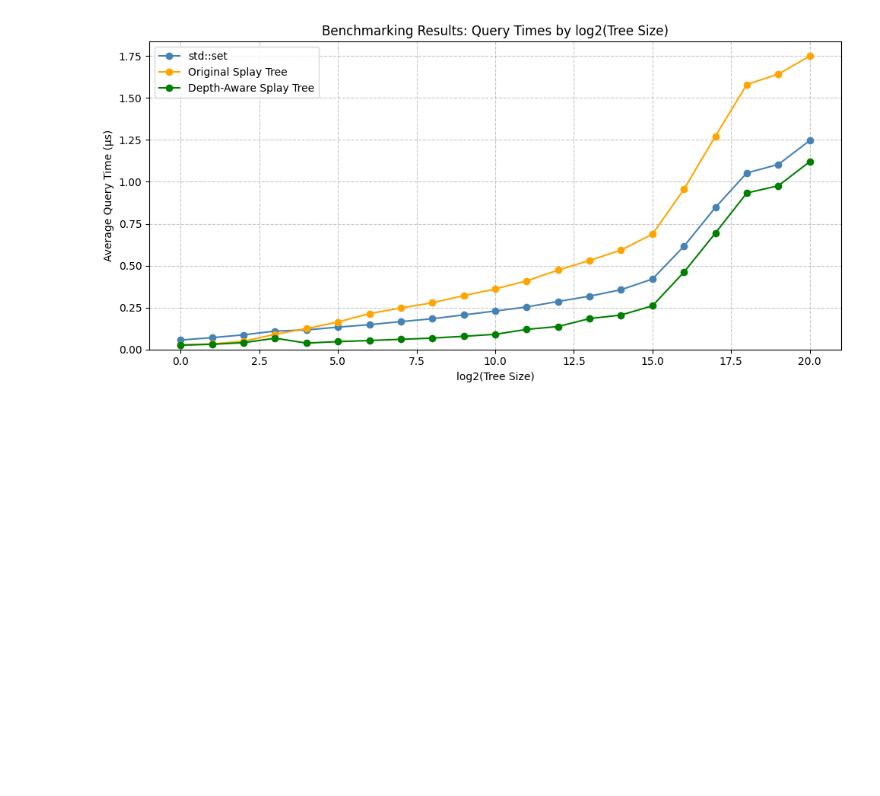
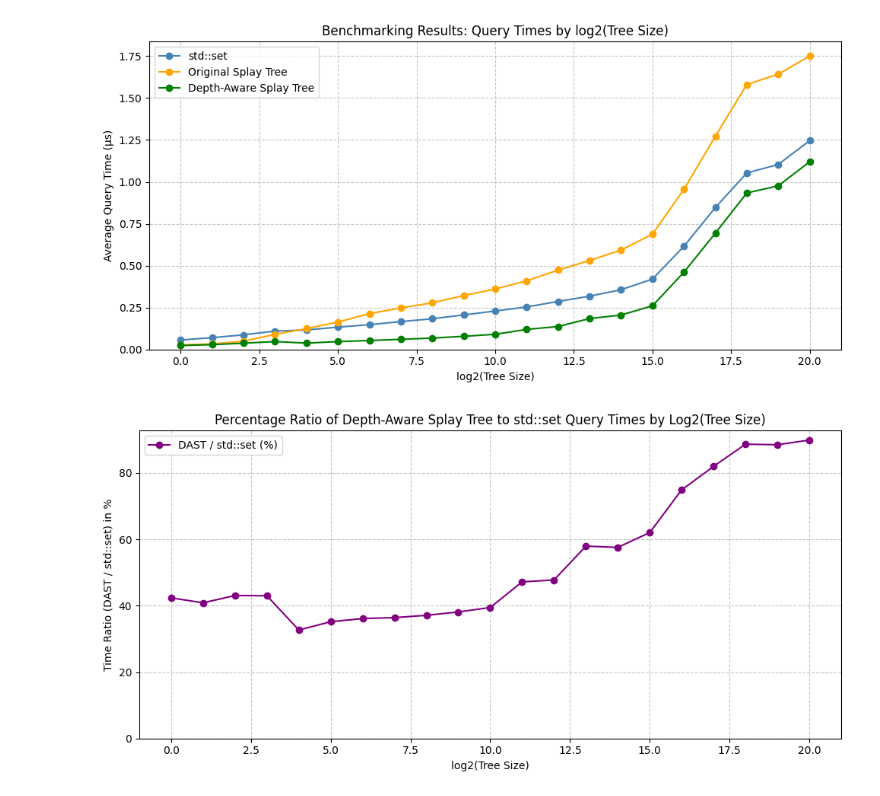
Before and after one commit to phattd15/depth-aware-splay-tree, a Jupyter notebook: output/random_benchmark/note.ipynb, the cells around one changed output. Saved outputs shown, nothing was run; the diff lists cells and outputs as text; code cells hidden in the pictures; blank space fills up the shorter version.

```diff
--- a/output/random_benchmark/note.ipynb
+++ b/output/random_benchmark/note.ipynb
@@ -166,3 +166,47 @@ plt.tight_layout()
 plt.show()
 # %% [output]
 [figure]
+# %%
+# Import required libraries
+import pandas as pd
+import matplotlib.pyplot as plt
+import numpy as np  # Import numpy to calculate log2
+
+# Load the CSV file into a DataFrame
+filename = "results_log.csv"
+data = pd.read_csv(filename)
+
+# Extract columns for plotting
+tree_sizes = data["TreeSize"].astype(int)
+std_set_times = data["std::set"]
+depth_aware_splay_tree_times = data["DepthAwareSplayTree"]
+
+# Calculate log2 of tree sizes
+log_tree_sizes = np.log2(tree_sizes)
+
+# Calculate the ratio of DAST to std::set in percentage
+time_ratio = 100 * depth_aware_splay_tree_times / std_set_times
+
+# Create the plot
+fig, ax = plt.subplots(figsize=(10, 5))
+
+# Plot the ratio as a line chart
+ax.plot(log_tree_sizes, time_ratio, label="DAST / std::set (%)", color="purple", marker='o')
+
+# Add labels, title, and legend
+ax.set_xlabel("log2(Tree Size)")
+ax.set_ylabel("Time Ratio (DAST / std::set) in %")
+ax.set_title("Percentage Ratio of Depth-Aware Splay Tree to std::set Query Times by Log2(Tree Size)")
+ax.legend()
+
+# Set Y-axis minimum to 0
+ax.set_ylim(0, 100)
+
+# Add grid lines for better readability
+ax.grid(axis="both", linestyle="--", alpha=0.7)
+
+# Display the plot
+plt.tight_layout()
+plt.show()
+# %% [output]
+[figure, added]
```
Also changed, not shown: parts of 3 cells of this notebook, 7 other files.
